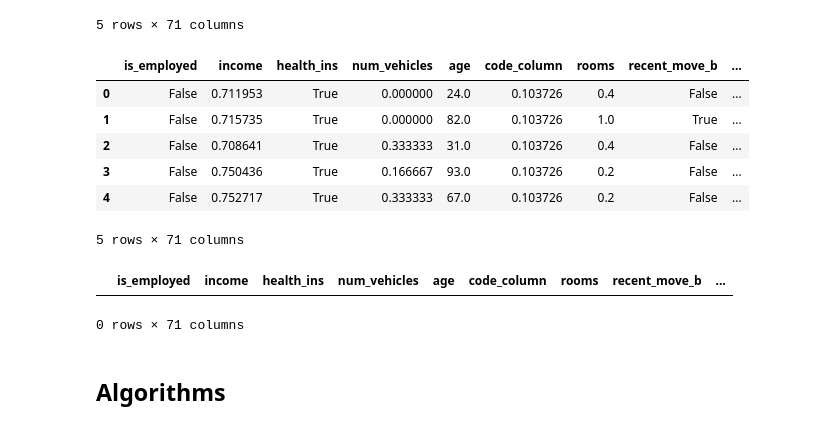
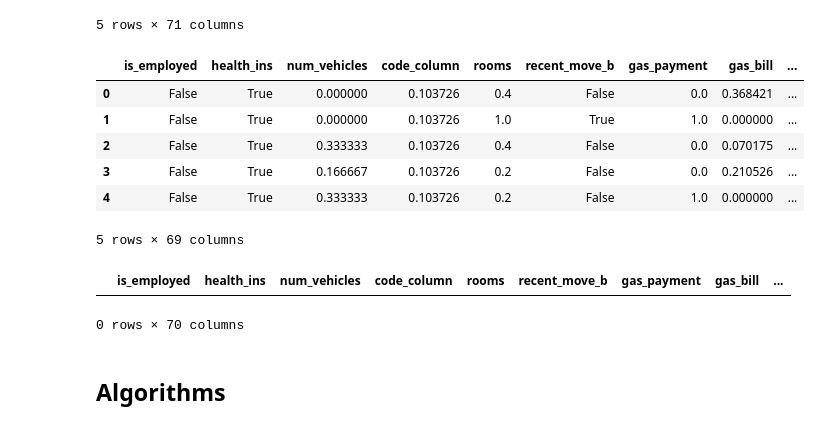
Before and after one commit to joaopecomonteiro/trabalho_ids, a Jupyter notebook: processing.ipynb, the cells around one changed output. Drawn from its saved outputs; the diff is of its cells as text; code cells hidden in the pictures.

```diff
--- a/processing.ipynb
+++ b/processing.ipynb
@@ -131,6 +131,9 @@ for i, df in enumerate(dfs):
     df = pd.concat([df, encoded_df], axis=1)
     encoders.append(encoder)
     dfs[i] = df
+
+# Drop null values (income is null if it was negative because of the log scaling)
+dfs[2] = dfs[2].dropna(axis=1)
 # %%
 dfs[3].head()
 # %% [output]
@@ -144,13 +147,13 @@ dfs[3].head()
 # %%
 dfs[2].head()
 # %% [output]
-|  | is_employed | income | health_ins | num_vehicles | age | code_column | rooms | recent_move_b | ... |
-| 0 | False | 0.711953 | True | 0.000000 | 24.0 | 0.103726 | 0.4 | False | ... |
-| 1 | False | 0.715735 | True | 0.000000 | 82.0 | 0.103726 | 1.0 | True | ... |
-| 2 | False | 0.708641 | True | 0.333333 | 31.0 | 0.103726 | 0.4 | False | ... |
-| 3 | False | 0.750436 | True | 0.166667 | 93.0 | 0.103726 | 0.2 | False | ... |
-| 4 | False | 0.752717 | True | 0.333333 | 67.0 | 0.103726 | 0.2 | False | ... |
+|  | is_employed | health_ins | num_vehicles | code_column | rooms | recent_move_b | gas_payment | gas_bill | ... |
+| 0 | False | True | 0.000000 | 0.103726 | 0.4 | False | 0.0 | 0.368421 | ... |
+| 1 | False | True | 0.000000 | 0.103726 | 1.0 | True | 1.0 | 0.000000 | ... |
+| 2 | False | True | 0.333333 | 0.103726 | 0.4 | False | 0.0 | 0.070175 | ... |
+| 3 | False | True | 0.166667 | 0.103726 | 0.2 | False | 0.0 | 0.210526 | ... |
+| 4 | False | True | 0.333333 | 0.103726 | 0.2 | False | 1.0 | 0.000000 | ... |
-5 rows × 71 columns
+5 rows × 69 columns
 # %%
 for i, df in enumerate(dfs):
     imputer = KNNImputer(n_neighbors=5)
@@ -159,7 +162,7 @@ for i, df in enumerate(dfs):
     df['age'] = (age - age.min())/(age.max()-age.min()) # Min-Max scaling
     dfs[i] = df
 # %%
-dfs[1][dfs[1].isna().any(axis=1)]
+dfs[2][dfs[2].isna().any(axis=1)]
 # %% [output]
-|  | is_employed | income | health_ins | num_vehicles | age | code_column | rooms | recent_move_b | ... |
+|  | is_employed | health_ins | num_vehicles | code_column | rooms | recent_move_b | gas_payment | gas_bill | ... |
-0 rows × 71 columns
+0 rows × 70 columns
```
Also changed, not shown: parts of 2 cells of this notebook, 4 other files.
